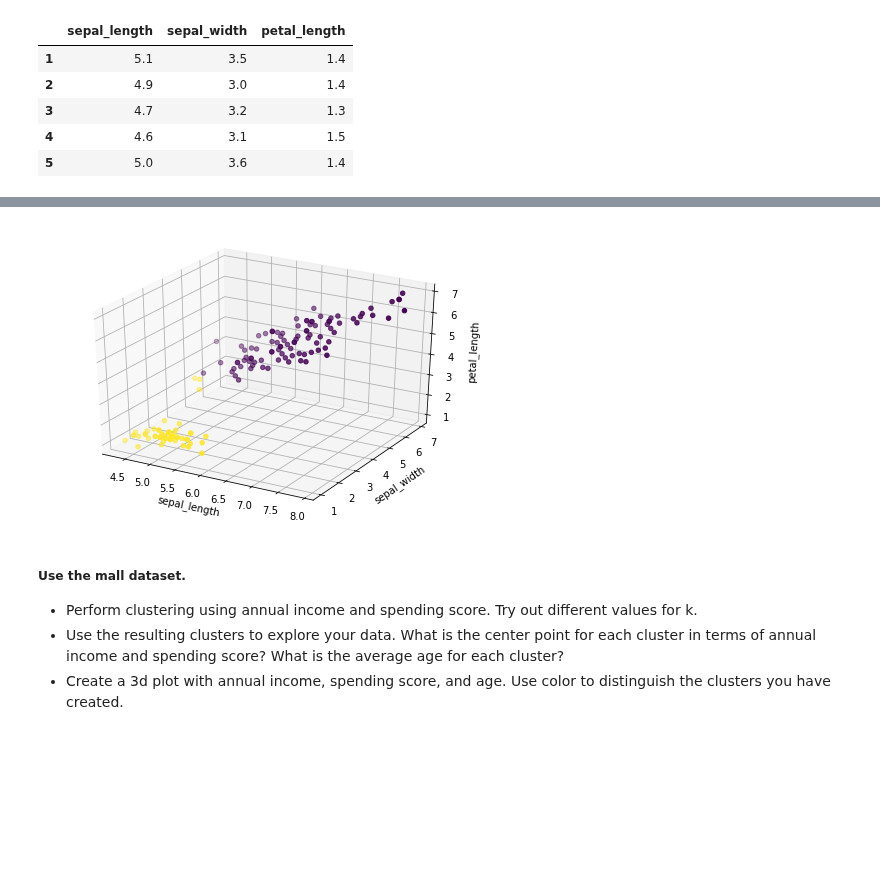
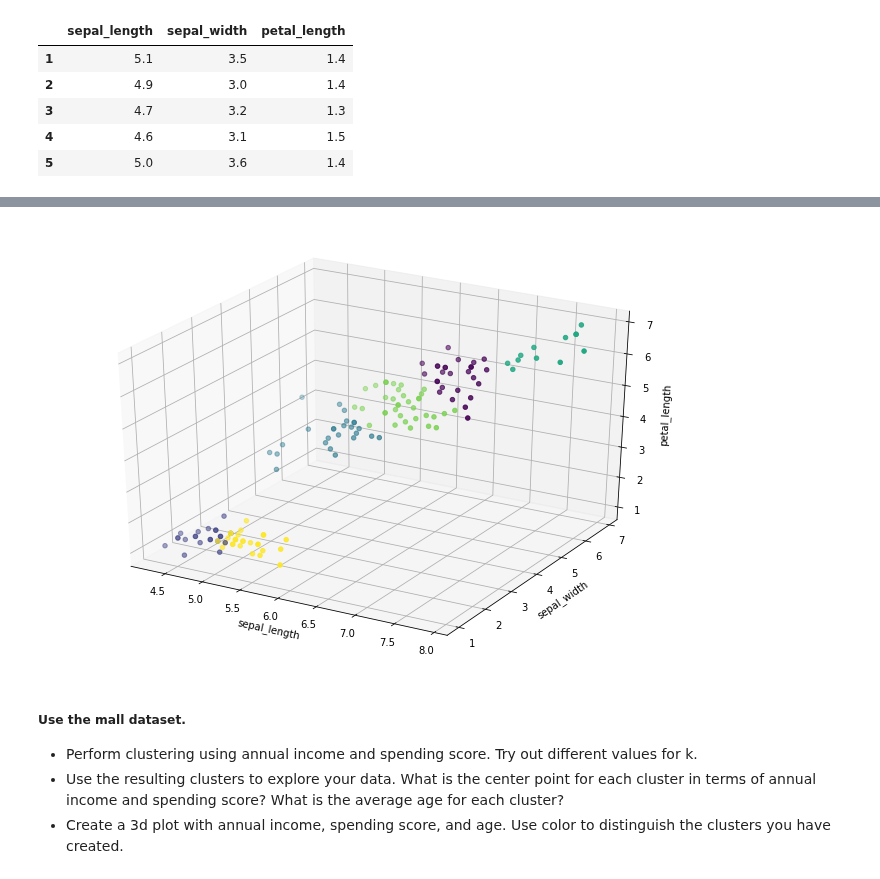
Before and after one commit to misty-garcia/ds-methodologies-exercises, a Jupyter notebook: clustering/modeling.ipynb, the cells around one changed output, grey strips where cells are left out. Drawn from its saved outputs; the diff is of its cells as text; code cells hidden in the pictures; blank space fills up the shorter version.

```diff
--- a/clustering/modeling.ipynb
+++ b/clustering/modeling.ipynb
@@ -17,3 +24,3 @@ import wrangle_mall
 # %%
-df = data("iris")
+df_iris = data("iris")
 # %%
@@ -26,5 +33,6 @@ df.head()
 | 4 | 4.6 | 3.1 | 1.5 | 0.2 | setosa |
 | 5 | 5.0 | 3.6 | 1.4 | 0.2 | setosa |
 # %%
-df = df.rename(columns={"Sepal.Length":"sepal_length", "Sepal.Width":"sepal_width","Petal.Length":"petal_length","Petal.Width":"petal_width","Species":"species"})
+iris = df_iris.rename(columns={"Sepal.Length":"sepal_length", "Sepal.Width":"sepal_width",
+                             "Petal.Length":"petal_length","Petal.Width":"petal_width","Species":"species"})
 # %%
@@ -37,8 +45,8 @@ df.head()
 | 4 | 4.6 | 3.1 | 1.5 | 0.2 | setosa |
 | 5 | 5.0 | 3.6 | 1.4 | 0.2 | setosa |
 # %%
-df_iris = df[["sepal_length","sepal_width","petal_length"]]
-df_iris.head()
+iris = df[["sepal_length","sepal_width","petal_length"]]
+iris.head()
 # %% [output]
 |  | sepal_length | sepal_width | petal_length |
 | 1 | 5.1 | 3.5 | 1.4 |
@@ -46,3 +54,7 @@ df_iris.head()
 | 3 | 4.7 | 3.2 | 1.3 |
 | 4 | 4.6 | 3.1 | 1.5 |
 | 5 | 5.0 | 3.6 | 1.4 |
+# %%
+kmeans = KMeans(n_clusters=6)
+kmeans.fit(iris)
+kmeans.predict(iris)
@@ -49,16 +69,12 @@ df_iris.head()
 # %%
-kmean = KMeans(n_clusters=2)
-kmean.fit(df_iris)
-kmean.predict(df_iris)
+fig = plt.figure(figsize=(9, 6))
+ax = Axes3D(fig)
 
-# fig = plt.figure(figsize=(12, 9))
-ax = Axes3D(plt.figure())
-
-ax.scatter(df_iris.sepal_length, df_iris.petal_length, df_iris.petal_length, c=kmean.labels_)
+ax.scatter(iris.sepal_length, iris.petal_length, iris.petal_length, c=kmeans.labels_)
 ax.set(xlabel='sepal_length', ylabel='sepal_width', zlabel='petal_length')
 plt.show()
 # %% [output]
-[figure, old version]
+[figure, new version]
 # %% [markdown]
 ##### Use the mall dataset.
 
```
Also changed, not shown: parts of 13 cells of this notebook, 3 other files.
